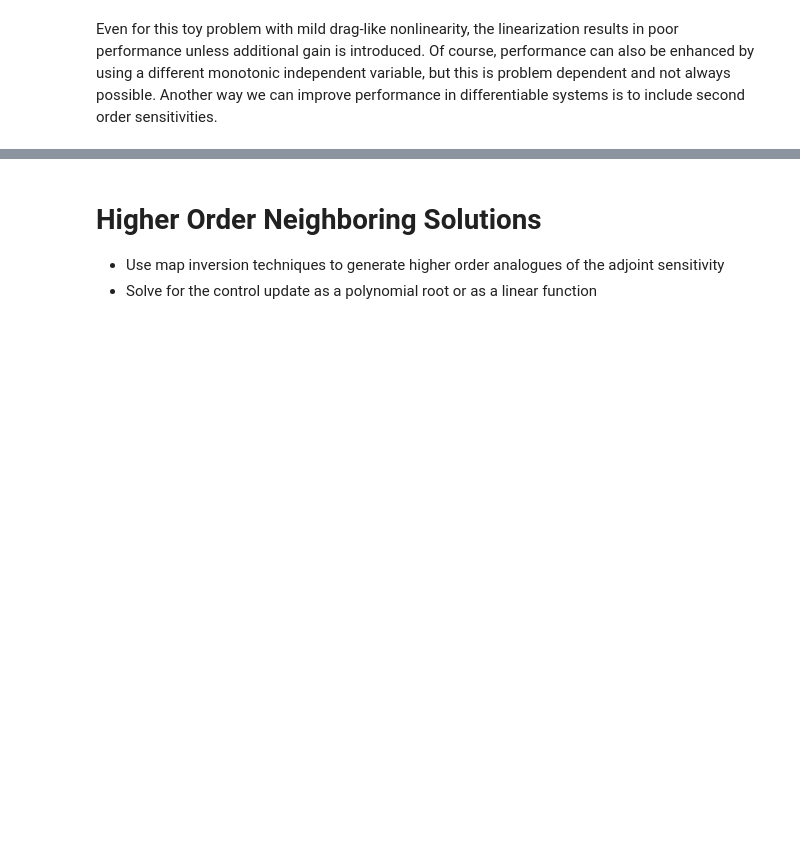
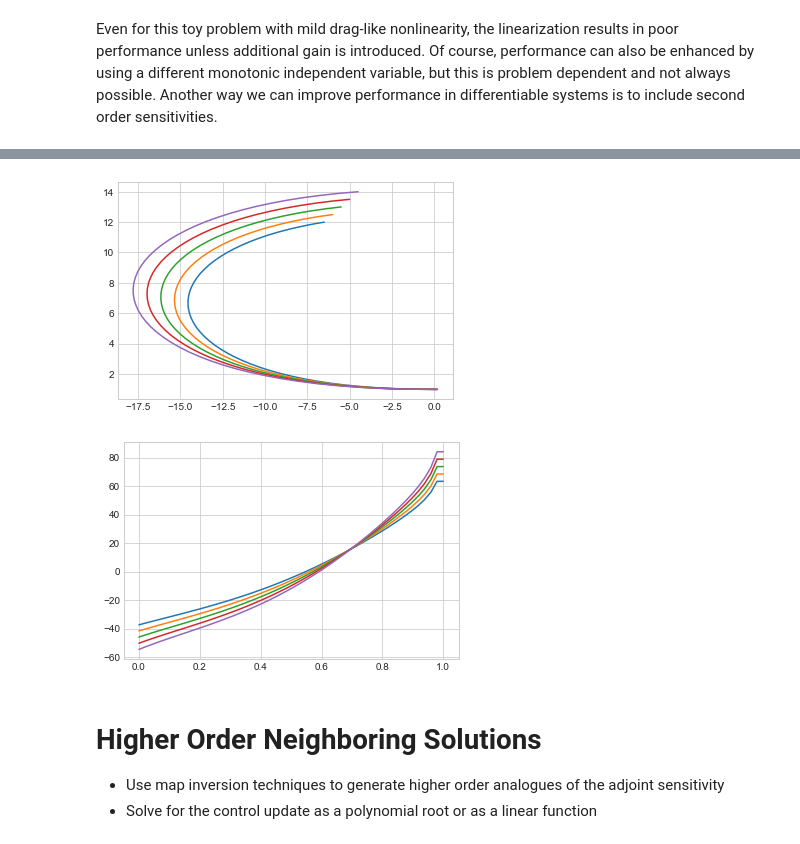
Before and after one commit to CDNoyes/EDL-Py, a Jupyter notebook: Sensitivity.ipynb, the cells around one changed output, grey strips where cells are left out. Drawn from its saved outputs; the diff is of its cells as text; code cells hidden in the pictures; blank space fills up the shorter version.

```diff
--- a/Sensitivity.ipynb
+++ b/Sensitivity.ipynb
@@ -340,3 +342,58 @@ plt.show()
+# %%
+# Quick comparison with constrained SDRE?
+def dynamics_riccati(x, t, a, u=lambda t,x,a: 0, math_module=pa):
+    dx = np.zeros_like(x, dtype=type(a))
+    dx[0] = x[1]
+    U = u(t,x,a)[1][0][0]
+    dx[1] = -a*x[1]*math_module.sqrt(1e-5+x[1]**2) + U
+    return dx
+
+def A(t, x):
+    return np.array([[0,1],[0, -a*np.sqrt(1e-5+x[1]**2)]])
+
+def B(t,x,u):
+    return np.array([[0],[1]])
+
+def C(t, x):
+    return np.eye(2)
+
+def Q(t,x):
+    return np.eye(2)*0
+
+def R(t,x,u):
+    return [[1]]
+
+Sf = np.eye(2)*0
+# z = x[-1, :2]  # Match reference end point
+# z = np.zeros((2))
+z = [1,-0.1]
+m = 1
+
+# asre_controller = lambda t,x,a: ASREC(x, np.linspace(min(t,tf-1e-3), tf, 10), A, B, np.eye(2), Q, R, Sf, z, m, max_iter=2, tol=0.01, verbose=False)
+# x_asre = RK4(dynamics_riccati, x0[:2], t, args=(a, asre_controller, np))
+
+# sdre_controller = lambda t,x,a: SDREC(x, tf, A, B, C, Q, R, Sf, z, m, n_points=20, minU=None, maxU=None, verbose=False)
+# x_sdre = RK4(dynamics_riccati, x0[:2], t, args=(a, sdre_controller, np))
+npoints=50
+tfn = 1
+# N = int(npoints*tfn)
+N = 50
+for delta in [-1, -0.5, 0, 0.5, 1]:
+    xn = np.array(x0[:2]) + delta
+    x_sdre, u_sdre, _ = SDREC(xn, tfn, A, B, C, Q, R, Sf, z, m, n_points=N, minU=None, maxU=None, verbose=False)
+    plt.figure(1)
+    plt.plot(x_sdre.T[1], x_sdre.T[0], label='SDRE')
+
+    plt.figure(2)
+    plt.plot(np.linspace(0, tfn, N), u_sdre)
+
+# plt.figure(1)
+# plt.plot(x.T[1], x.T[0], 'k--', label='ref')
+# plt.legend()
+plt.show()
+# %% [output]
+[figure, added]
+[figure, added]
 # %% [markdown]
 # Higher Order Neighboring Solutions
 
```
Also changed, not shown: parts of 5 cells of this notebook, 3 other files.
